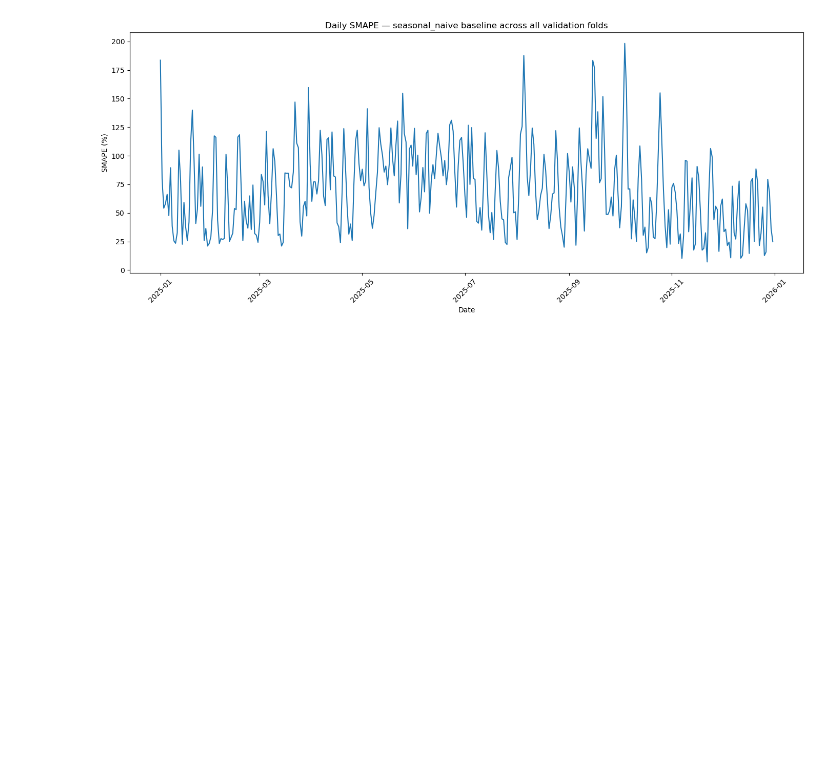
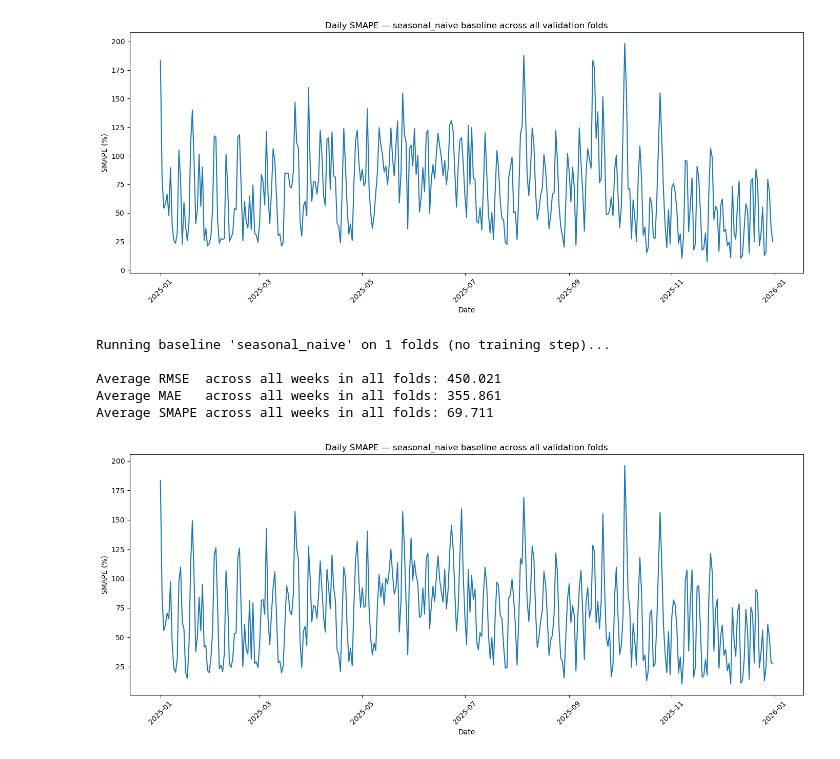
Before and after one commit to chrso19/Speciale_Kode, a Jupyter notebook: Baseline/baseline.ipynb, the cells around one changed output. Drawn from its saved outputs; the diff is of its cells as text; code cells hidden in the pictures; blank space fills up the shorter version.

```diff
--- a/Baseline/baseline.ipynb
+++ b/Baseline/baseline.ipynb
@@ -719,3 +719,26 @@ results_seasonal_DK1["overall_daily_rmse"].to_csv("DK1_overall_daily_rmse_season
 results_seasonal_DK1["overall_daily_mae"].to_csv("DK1_overall_daily_mae_seasonal.csv", index=False)
 results_seasonal_DK1["overall_daily_smape"].to_csv("DK1_overall_daily_smape_seasonal.csv", index=False)
 results_seasonal_DK1["predictions"].to_csv("DK1_predictions_seasonal.csv", index=False)
+# %%
+# Seasonal naïve - DK2
+
+results_seasonal_DK2 = run_baseline_cross_validation(
+    dataset = df_DK2,
+    dk_zone = "DK2",
+    val_start=str(DK2_test_set["Time"].min()),
+    train_window=len(DK2_train_set),
+    val_window=len(DK2_test_set),
+    predict_period=len(DK2_test_set),
+    stride=len(DK2_test_set),
+    model_type = "seasonal_naive",
+    window_size = 168,
+    print_fold_results = False,
+    plot = True
+)
+# %% [output]
+Running baseline 'seasonal_naive' on 1 folds (no training step)...
+
+Average RMSE  across all weeks in all folds: 450.021
+Average MAE   across all weeks in all folds: 355.861
+Average SMAPE across all weeks in all folds: 69.711
+[figure, added]
```
Also changed, not shown: parts of 6 cells of this notebook.
